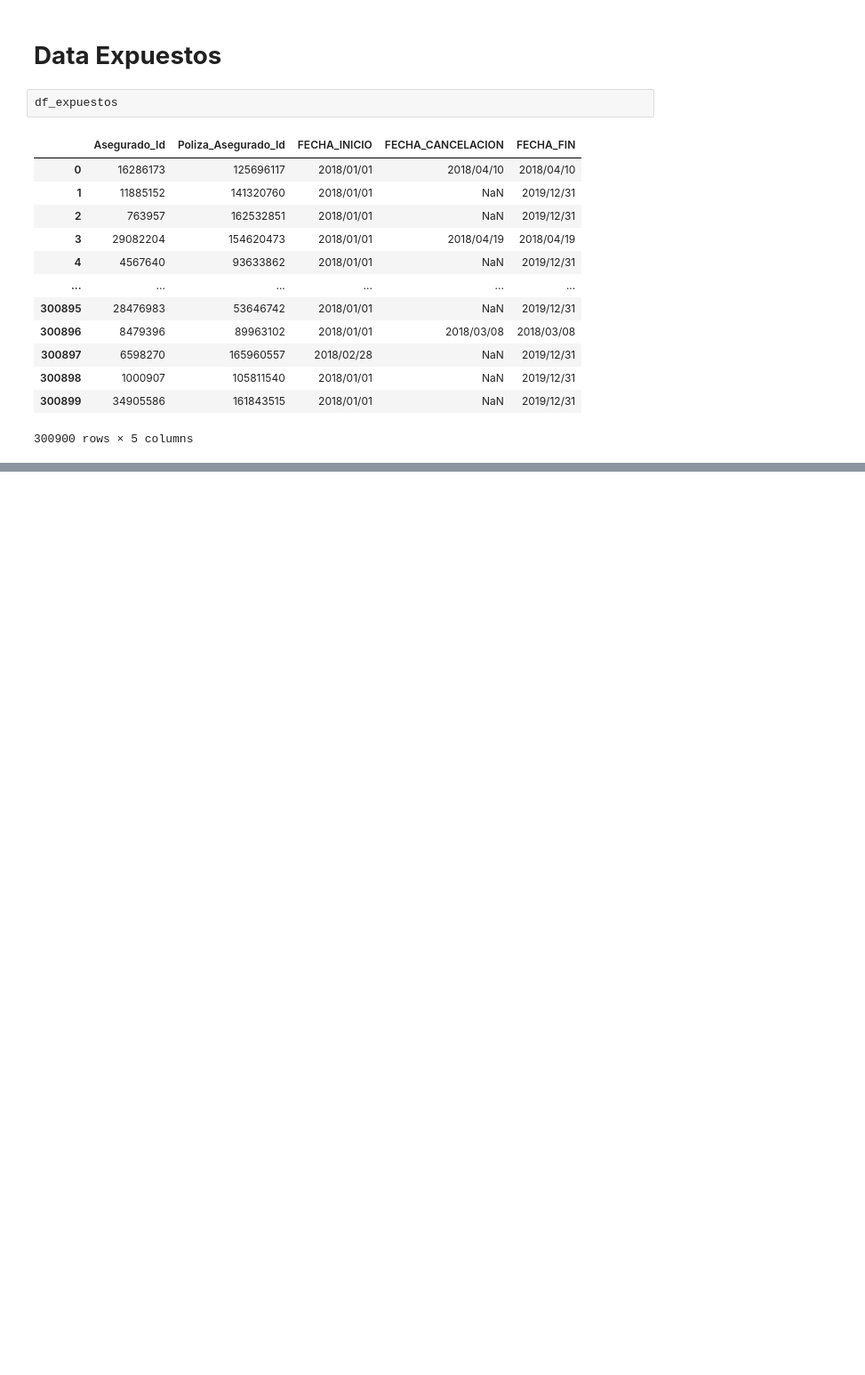
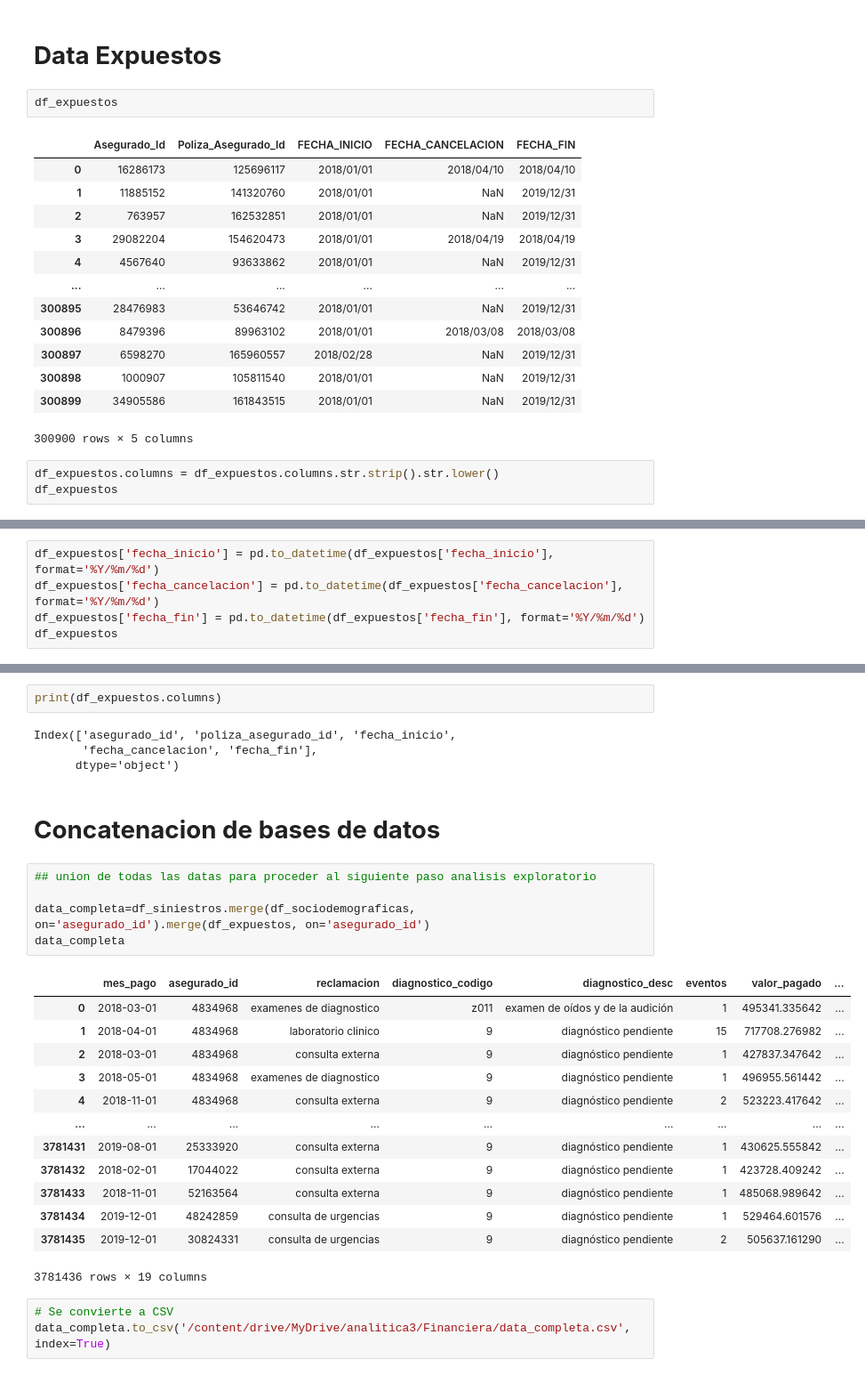
Before and after one commit to danielmancovidales/Aplicaciones-en-finanzas, a Jupyter notebook: Limpieza_y_transformacion.ipynb, the cells around one changed output, grey strips where cells are left out. Shown at 89% size. Saved outputs shown, nothing was run; the diff lists cells and outputs as text; blank space fills up the shorter version.

```diff
--- a/Limpieza_y_transformacion.ipynb
+++ b/Limpieza_y_transformacion.ipynb
@@ -189,3 +254,6 @@ df_expuestos
 | 300898 | 1000907 | 105811540 | 2018/01/01 | NaN | 2019/12/31 |
 | 300899 | 34905586 | 161843515 | 2018/01/01 | NaN | 2019/12/31 |
 300900 rows × 5 columns
+# %%
+df_expuestos.columns = df_expuestos.columns.str.strip().str.lower()
+df_expuestos
@@ -215 +297,6 @@ FECHA_FIN                   0
 dtype: int64
+# %%
+df_expuestos['fecha_inicio'] = pd.to_datetime(df_expuestos['fecha_inicio'], format='%Y/%m/%d')
+df_expuestos['fecha_cancelacion'] = pd.to_datetime(df_expuestos['fecha_cancelacion'], format='%Y/%m/%d')
+df_expuestos['fecha_fin'] = pd.to_datetime(df_expuestos['fecha_fin'], format='%Y/%m/%d')
+df_expuestos
@@ -215,0 +317,30 @@ dtype: int64
+# %%
+print(df_expuestos.columns)
+# %% [output]
+Index(['asegurado_id', 'poliza_asegurado_id', 'fecha_inicio',
+       'fecha_cancelacion', 'fecha_fin'],
+      dtype='object')
+# %% [markdown]
+# **Concatenacion de bases de datos**
+# %%
+## union de todas las datas para proceder al siguiente paso analisis exploratorio
+
+data_completa=df_siniestros.merge(df_sociodemograficas, on='asegurado_id').merge(df_expuestos, on='asegurado_id')
+data_completa
+# %% [output]
+|  | mes_pago | asegurado_id | reclamacion | diagnostico_codigo | diagnostico_desc | eventos | valor_pagado | ... |
+| 0 | 2018-03-01 | 4834968 | examenes de diagnostico | z011 | examen de oídos y de la audición | 1 | 495341.335642 | ... |
+| 1 | 2018-04-01 | 4834968 | laboratorio clinico | 9 | diagnóstico pendiente | 15 | 717708.276982 | ... |
+| 2 | 2018-03-01 | 4834968 | consulta externa | 9 | diagnóstico pendiente | 1 | 427837.347642 | ... |
+| 3 | 2018-05-01 | 4834968 | examenes de diagnostico | 9 | diagnóstico pendiente | 1 | 496955.561442 | ... |
+| 4 | 2018-11-01 | 4834968 | consulta externa | 9 | diagnóstico pendiente | 2 | 523223.417642 | ... |
+| ... | ... | ... | ... | ... | ... | ... | ... | ... |
+| 3781431 | 2019-08-01 | 25333920 | consulta externa | 9 | diagnóstico pendiente | 1 | 430625.555842 | ... |
+| 3781432 | 2018-02-01 | 17044022 | consulta externa | 9 | diagnóstico pendiente | 1 | 423728.409242 | ... |
+| 3781433 | 2018-11-01 | 52163564 | consulta externa | 9 | diagnóstico pendiente | 1 | 485068.989642 | ... |
+| 3781434 | 2019-12-01 | 48242859 | consulta de urgencias | 9 | diagnóstico pendiente | 1 | 529464.601576 | ... |
+| 3781435 | 2019-12-01 | 30824331 | consulta de urgencias | 9 | diagnóstico pendiente | 2 | 505637.161290 | ... |
+3781436 rows × 19 columns
+# %%
+# Se convierte a CSV
+data_completa.to_csv('/content/drive/MyDrive/analitica3/Financiera/data_completa.csv', index=True)
```
Also changed, not shown: parts of 13 cells of this notebook.
